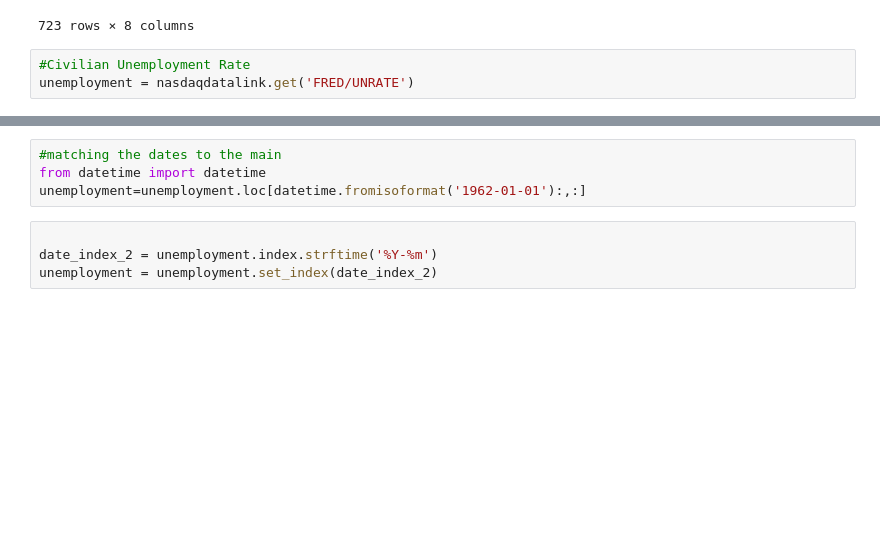
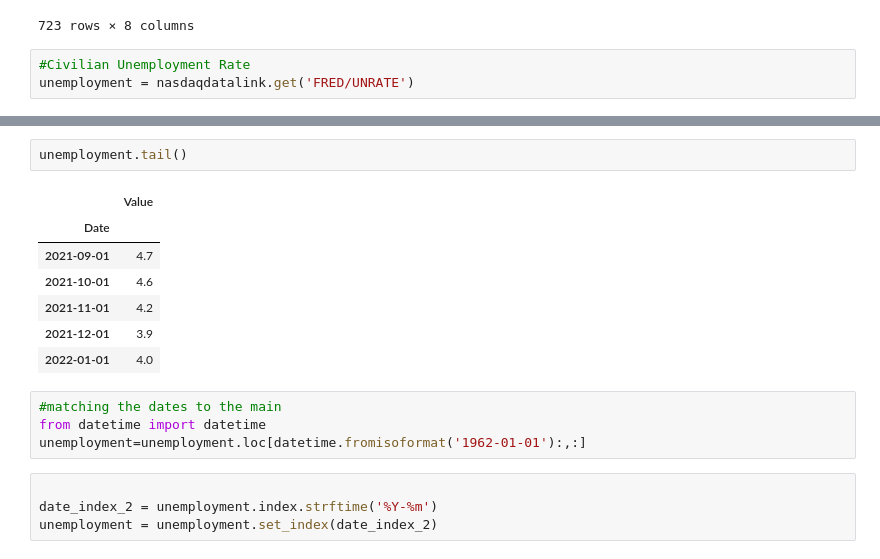
Before and after one commit to Janst1000/RecessionPredictor, a Jupyter notebook: data_cleaning.ipynb, the cells around one changed output, grey strips where cells are left out. Drawn from its saved outputs; the diff is of its cells as text; blank space fills up the shorter version.

```diff
--- a/data_cleaning.ipynb
+++ b/data_cleaning.ipynb
@@ -106,3 +149,13 @@ unemployment = nasdaqdatalink.get('FRED/UNRATE')
+# %%
+unemployment.tail()
+# %% [output]
+|  | Value |
+| Date |  |
+| 2021-09-01 | 4.7 |
+| 2021-10-01 | 4.6 |
+| 2021-11-01 | 4.2 |
+| 2021-12-01 | 3.9 |
+| 2022-01-01 | 4.0 |
 # %%
 #matching the dates to the main
 from datetime import datetime
```
Also changed, not shown: parts of 10 cells of this notebook.
